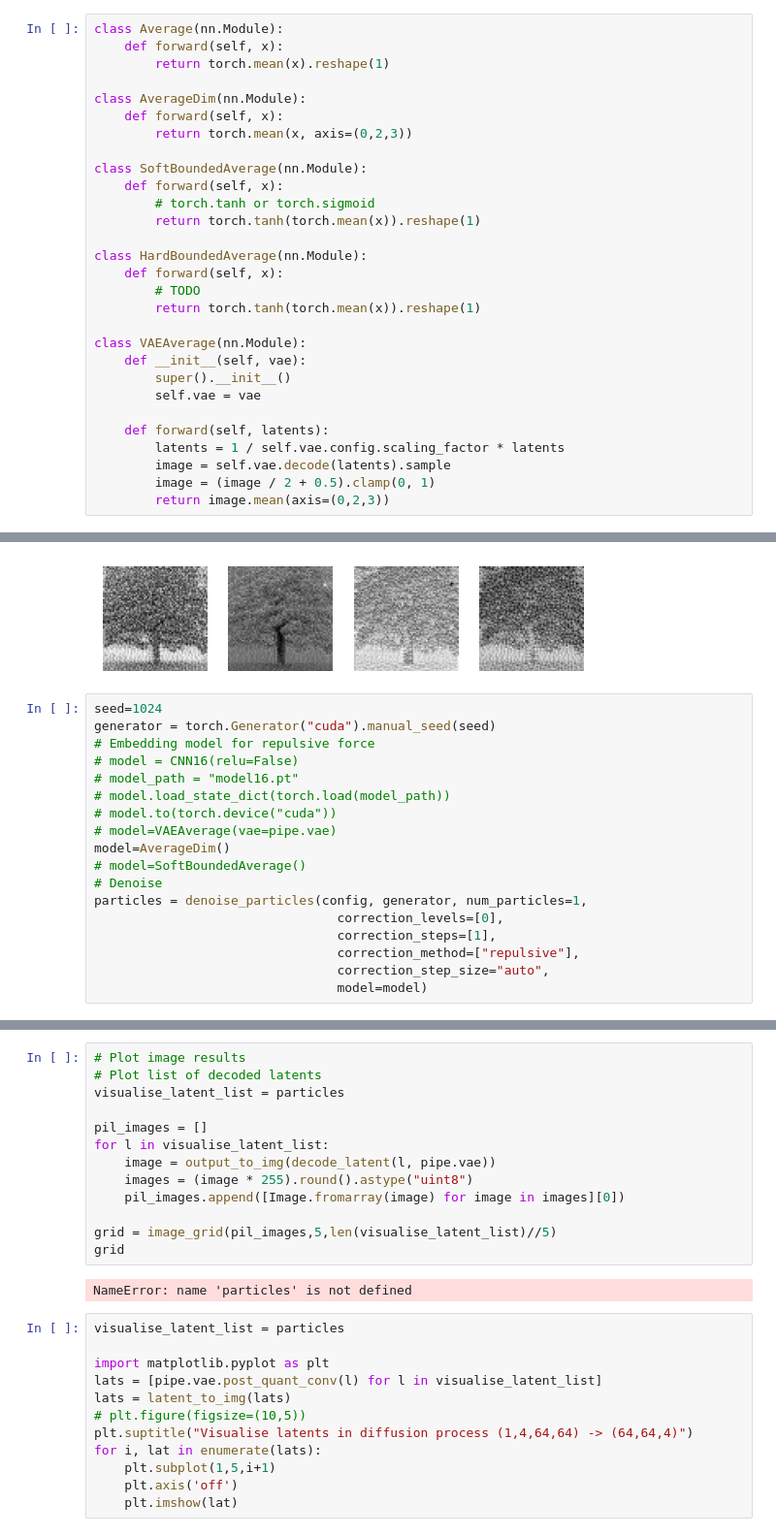
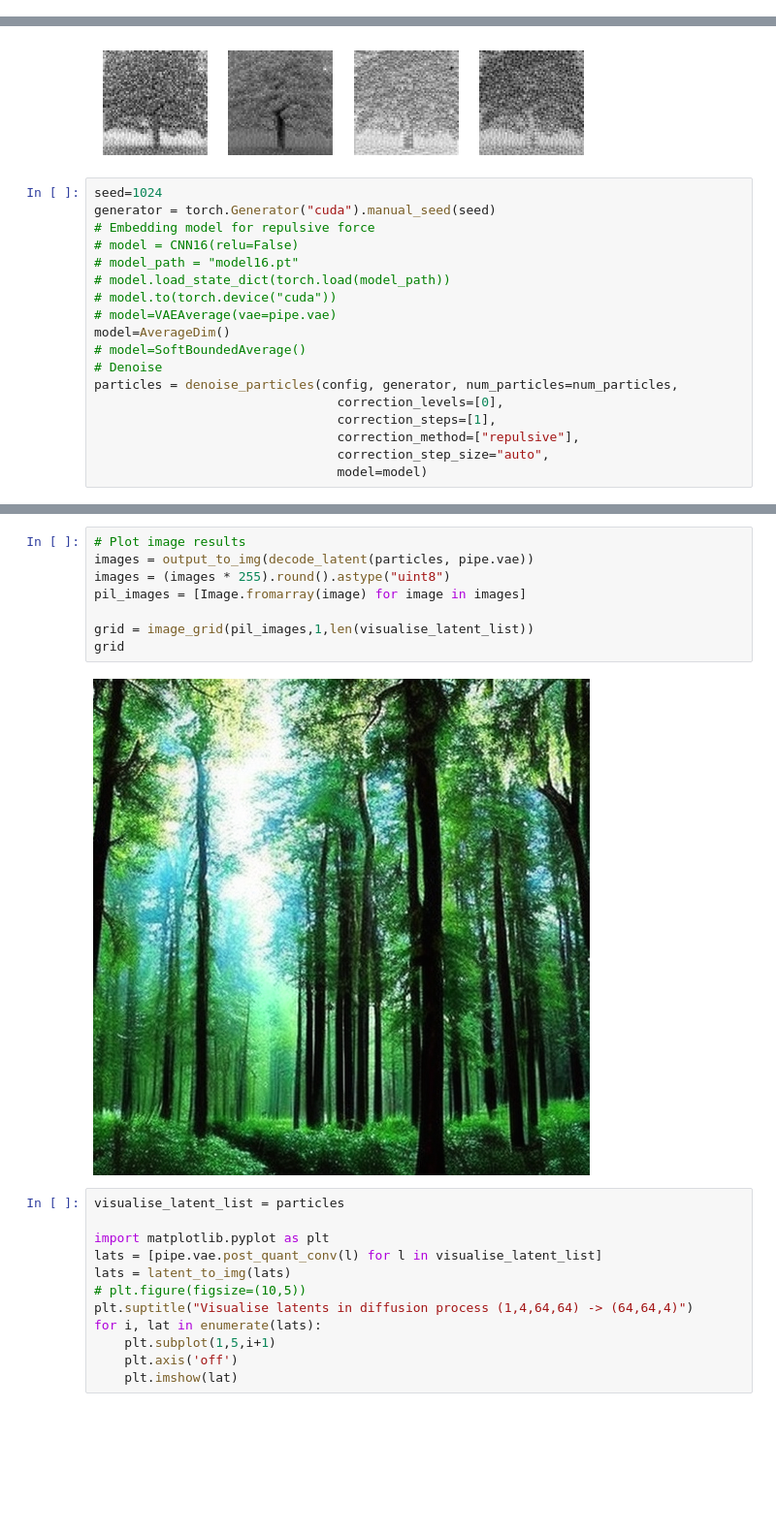
Before and after one commit to alexpondaven/particlediffusion, a Jupyter notebook: particles.ipynb, the cells around one changed output, grey strips where cells are left out. Shown at 97% size. Cells and saved outputs as stored; diff of their text form; blank space fills up the shorter version.

```diff
--- a/particles.ipynb
+++ b/particles.ipynb
@@ -439,35 +447,6 @@ sigmas
 tensor([14.6146, 10.7468,  8.0815,  6.2050,  4.8557,  3.8654,  3.1238,  2.5572,
          2.1157,  1.7648,  1.4806,  1.2458,  1.0481,  0.8784,  0.7297,  0.5964,
          0.4736,  0.3555,  0.2322,  0.0292,  0.0000], device='cuda:0')
-# %%
-class Average(nn.Module):
-    def forward(self, x):
-        return torch.mean(x).reshape(1)
-
-class AverageDim(nn.Module):
-    def forward(self, x):
-        return torch.mean(x, axis=(0,2,3))
-
-class SoftBoundedAverage(nn.Module):
-    def forward(self, x):
-        # torch.tanh or torch.sigmoid
-        return torch.tanh(torch.mean(x)).reshape(1)
-
-class HardBoundedAverage(nn.Module):
-    def forward(self, x):
-        # TODO
-        return torch.tanh(torch.mean(x)).reshape(1)
-
-class VAEAverage(nn.Module):
-    def __init__(self, vae):
-        super().__init__()
-        self.vae = vae
-
-    def forward(self, latents):
-        latents = 1 / self.vae.config.scaling_factor * latents
-        image = self.vae.decode(latents).sample
-        image = (image / 2 + 0.5).clamp(0, 1)
-        return image.mean(axis=(0,2,3))
 # %%
 latent = latent.requires_grad_()
 x = pipe.vae.decode(latent).sample.mean()
@@ -499,7 +478,7 @@ generator = torch.Generator("cuda").manual_seed(seed)
 model=AverageDim()
 # model=SoftBoundedAverage()
 # Denoise
-particles = denoise_particles(config, generator, num_particles=1,
+particles = denoise_particles(config, generator, num_particles=num_particles,
                                 correction_levels=[0],
                                 correction_steps=[1],
                                 correction_method=["repulsive"],
@@ -514,18 +492,13 @@ Correction 0 spread: SD - 0 embedding - 0
 # %%
 # Plot image results
-# Plot list of decoded latents
-visualise_latent_list = particles
+images = output_to_img(decode_latent(particles, pipe.vae))
+images = (images * 255).round().astype("uint8")
+pil_images = [Image.fromarray(image) for image in images]
 
-pil_images = []
-for l in visualise_latent_list:
-    image = output_to_img(decode_latent(l, pipe.vae))
-    images = (image * 255).round().astype("uint8")
-    pil_images.append([Image.fromarray(image) for image in images][0])
-
-grid = image_grid(pil_images,5,len(visualise_latent_list)//5)
+grid = image_grid(pil_images,1,len(visualise_latent_list))
 grid
 # %% [output]
-NameError: name 'particles' is not defined
+[figure, added]
 # %%
 visualise_latent_list = particles
 
```
Also changed, not shown: parts of 5 cells of this notebook, 3 other files.
